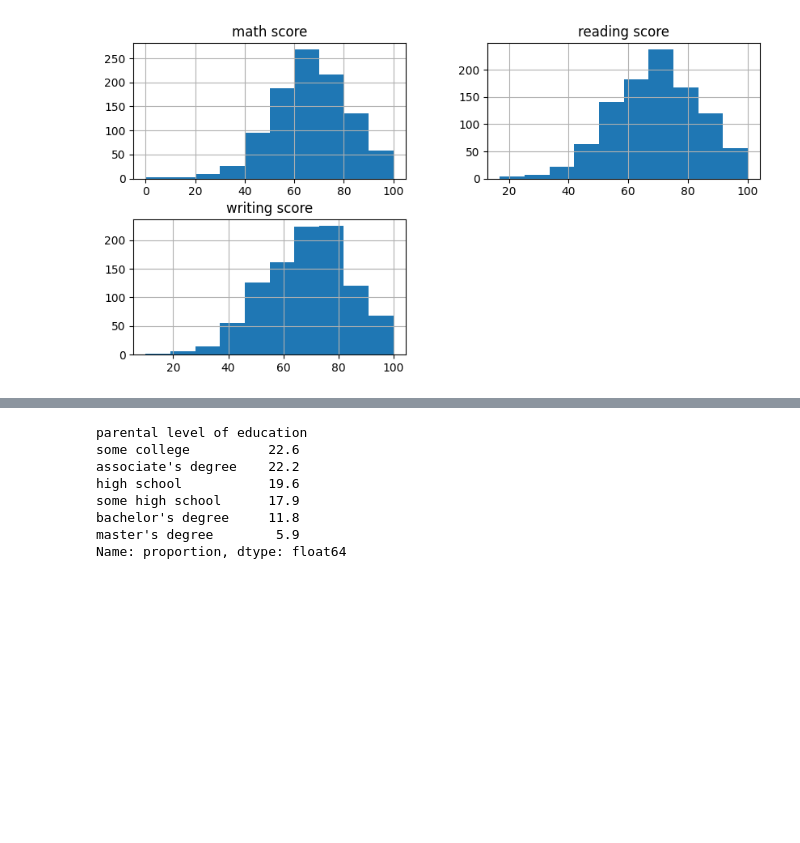
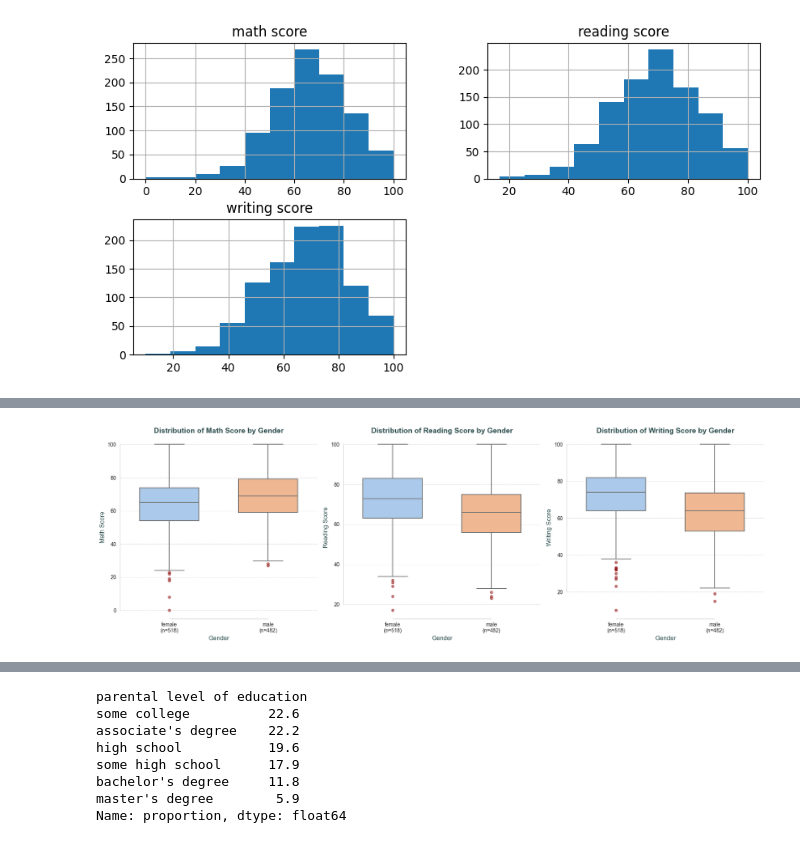
Before and after one commit to jmfe2/data-portfolio, a Jupyter notebook: notebooks/01_students_eda.ipynb, the cells around one changed output, grey strips where cells are left out. Cells and saved outputs as stored; diff of their text form; code cells hidden in the pictures; blank space fills up the shorter version.

Commit message:
W1D2 - Changes in boxplots and and visualization

```diff
--- a/notebooks/01_students_eda.ipynb
+++ b/notebooks/01_students_eda.ipynb
@@ -165,0 +146,80 @@ Name: proportion, dtype: float64
+# %%
+# score columns that we want to analyze
+score_columns = ["math score", "reading score", "writing score"]
+# %%
+# --- Print Percentage Distribution of Gender Groups ---
+# This shows the proportional representation of each gender in the dataset.
+print(f"\n(%) {df['gender'].value_counts(normalize=True) * 100}")
+
+
+# It computes how many individuals are in each gender group,
+# and converts it to a dictionary for easy lookup when formatting labels.
+gender_counts = df["gender"].value_counts()
+gender_counts_dict = gender_counts.to_dict()
+print("\nGender Counts:\n", gender_counts)
+
+# --- Figure Setup ---
+plt.figure(figsize=(18, 6))  # Set the overall figure size (width, height) in inches
+sns.set_style("whitegrid")  # Apply a clean white background with a grid
+
+
+for i, score_col in enumerate(score_columns):
+    # Create a subplot: (rows, columns, current_plot_index)
+    ax = plt.subplot(1, 3, i + 1)
+
+    # --- Box Plot Creation ---
+    sns.boxplot(
+        data=df,  # Specify the DataFrame
+        x="gender",  # Categorical variable for the x-axis
+        y=score_col,  # Numerical variable for the y-axis (changes per loop iteration)
+        hue="gender",  # Color the boxes based on gender categories
+        palette="pastel",  # Choose a color palette for the boxes
+        linewidth=1.5,  # Thickness of the box lines
+        width=0.6,  # Width of the boxes
+        fliersize=5,  # Adjusted fliersize for better visibility of outliers
+        flierprops=dict(  # Properties for outlier points
+            marker="o",  # Outlier marker shape (circle)
+            markerfacecolor="darkred",  # Fill color of outlier markers
+            markeredgecolor="darkred",  # Edge color of outlier markers
+            alpha=0.5,  # Transparency of outlier markers (slightly more visible)
+        ),
+    )
+
+    # --- Update X-axis Ticks to Include Counts ---
+    # Get the current tick locations set by Seaborn
+    current_x_tick_locations = ax.get_xticks()
+    # Explicitly set the tick locations (this silences the warning)
+    ax.set_xticks(current_x_tick_locations)
+
+    current_x_labels = [label.get_text() for label in ax.get_xticklabels()]
+    new_x_labels = []
+    for label_text in current_x_labels:
+        count = gender_counts_dict.get(label_text, 0)
+        new_x_labels.append(f"{label_text}\n(n={count})")
+    ax.set_xticklabels(new_x_labels, fontsize=10)
+
+    # --- Plot Customization (Titles, Labels, Ticks) ---
+    plt.title(
+        f"Distribution of {score_col.replace('_', ' ').title()} by Gender",
+        fontsize=14,
+        fontweight="bold",
+        color="darkslategray",
+    )
+    plt.xlabel("Gender", fontsize=12, color="darkslategray")
+    plt.ylabel(score_col.replace("_", " ").title(), fontsize=12, color="darkslategray")
+    plt.yticks(fontsize=10)  # X-axis tick font size (applies to current subplot)
+
+    # --- Grid and Spines ---
+    plt.grid(axis="y", linestyle="--", alpha=0.7)
+    sns.despine(trim=True)
+
+
+# --- Final Layout and Saving ---
+plt.tight_layout()
+plt.savefig(
+    "/Users/jmfe2/VSC/data-portfolio/figures/01_students_eda/multi_score_boxplots_gender.png",
+    dpi=300,
+    bbox_inches="tight",
+)
+plt.show()
+# %% [output]
@@ -165,0 +236 @@ Name: proportion, dtype: float64
+[figure, added]
```
Also changed, not shown: parts of 6 cells of this notebook, 3 other files.
